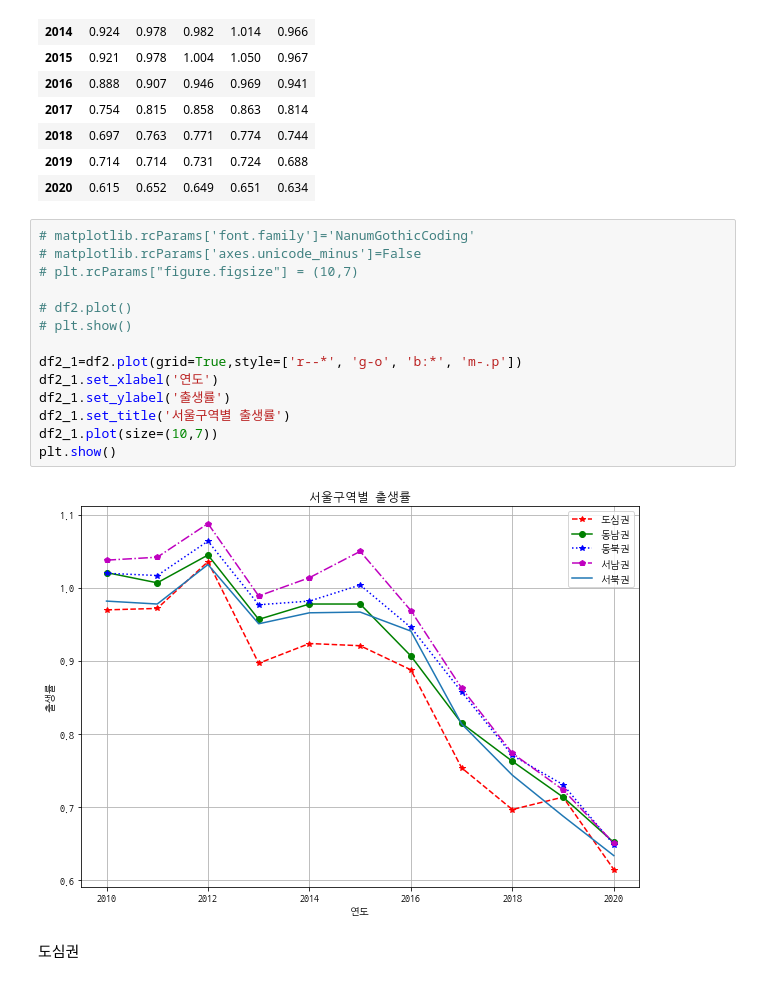
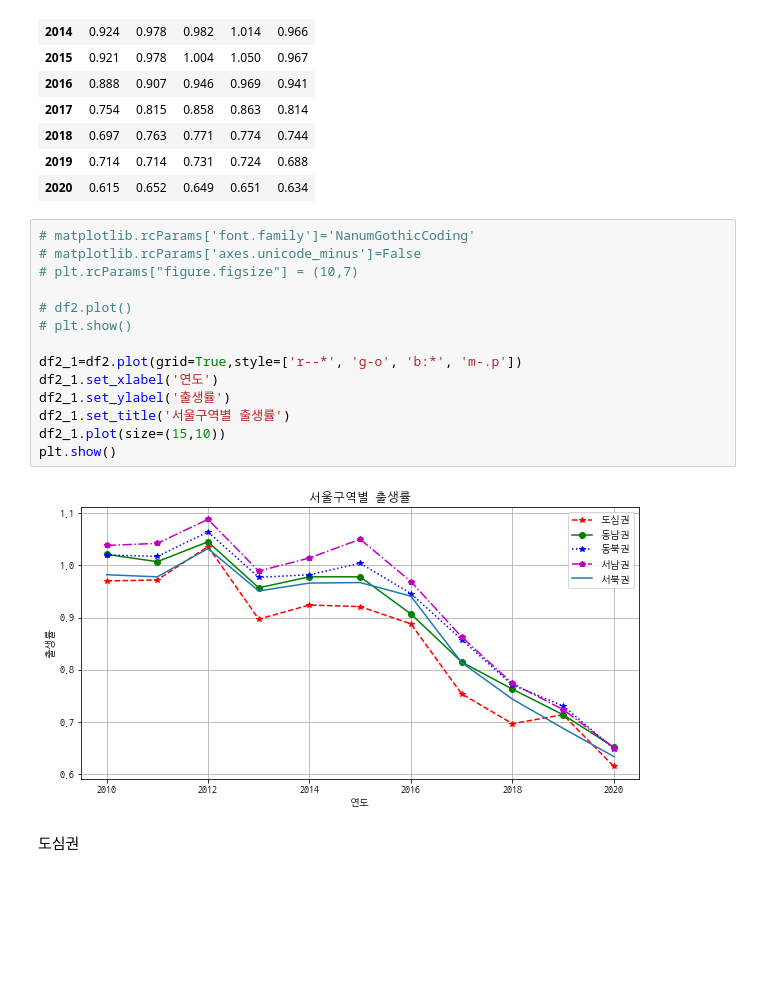
Before and after one commit to jessica8403/TIL, a Jupyter notebook: 시각화정리.ipynb, the cells around one changed output. Saved outputs shown, nothing was run; the diff lists cells and outputs as text; blank space fills up the shorter version.

```diff
--- a/시각화정리.ipynb
+++ b/시각화정리.ipynb
@@ -136,19 +137,19 @@ df2
 # %%
 # matplotlib.rcParams['font.family']='NanumGothicCoding'
 # matplotlib.rcParams['axes.unicode_minus']=False
 # plt.rcParams["figure.figsize"] = (10,7)
 
 # df2.plot()
 # plt.show()
 
 df2_1=df2.plot(grid=True,style=['r--*', 'g-o', 'b:*', 'm-.p'])
 df2_1.set_xlabel('연도')
 df2_1.set_ylabel('출생률')
 df2_1.set_title('서울구역별 출생률')
-df2_1.plot(size=(10,7))
+df2_1.plot(size=(15,10))
 plt.show()
 # %% [output]
-[figure, old version]
+[figure, new version]
 # %% [markdown]
 도심권
 # %%
```
Also changed, not shown: parts of 28 cells of this notebook.
